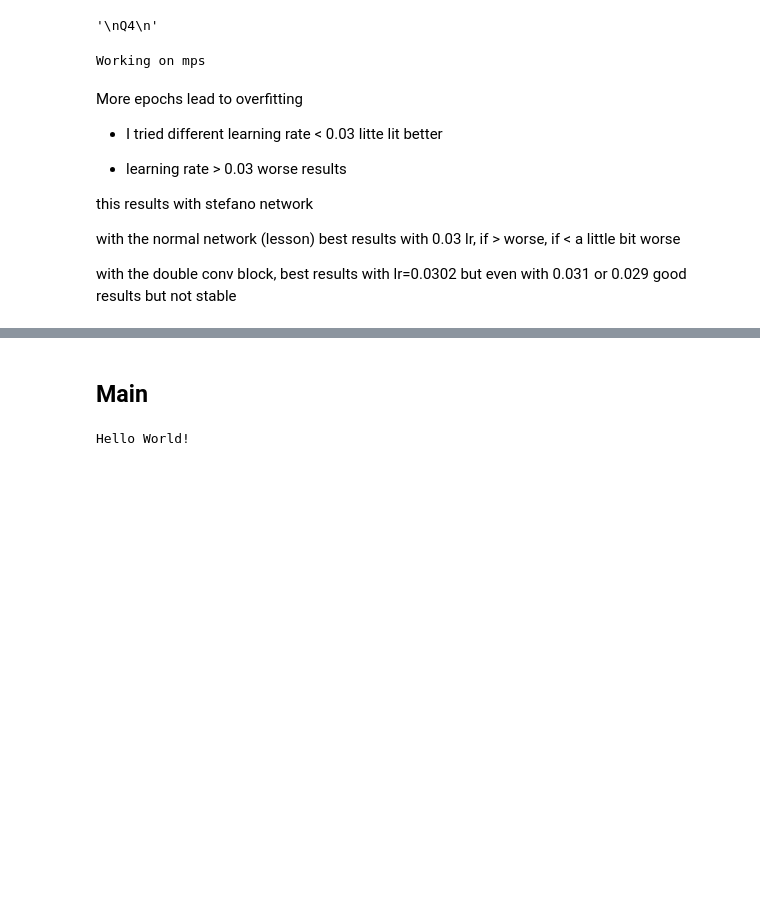
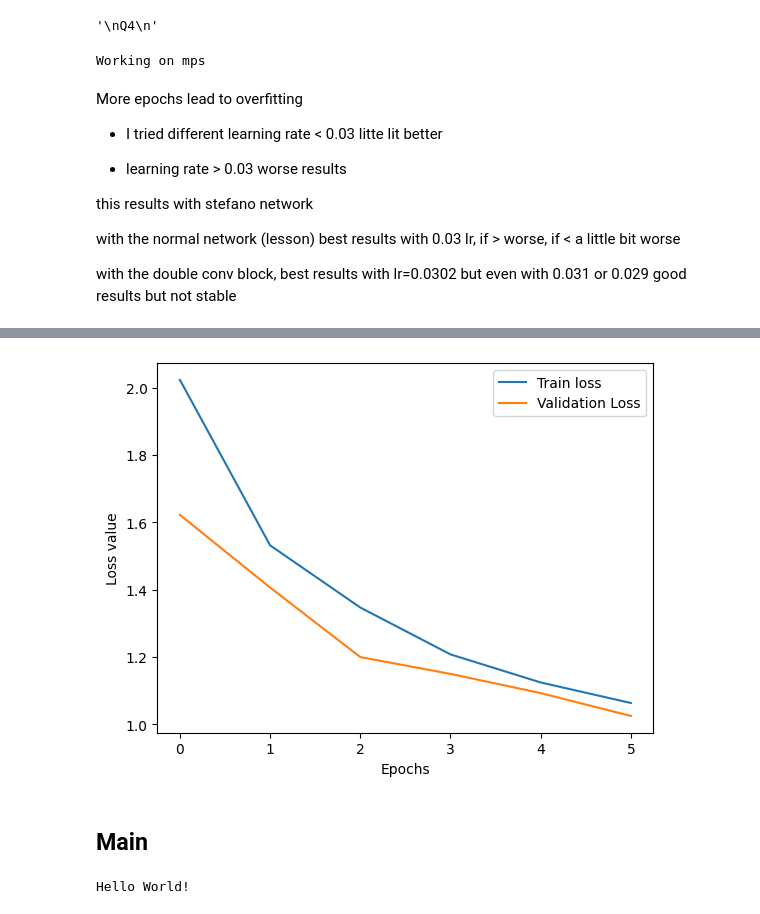
Before and after one commit to cricci3/DeepLearningLab, a Jupyter notebook: Assignment 2/Assignment2.ipynb, the cells around one changed output, grey strips where cells are left out. Drawn from its saved outputs; the diff is of its cells as text; code cells hidden in the pictures; blank space fills up the shorter version.

```diff
--- a/Assignment 2/Assignment2.ipynb
+++ b/Assignment 2/Assignment2.ipynb
@@ -401,0 +448,73 @@ plt.show()
+# %%
+'''
+Q9
+'''
+model = CNN3(0.5)
+learning_rate = 0.0302
+optimizer = optim.SGD(model.parameters(), lr=learning_rate)
+loss_fn = nn.CrossEntropyLoss()
+
+DEVICE = torch.device('cuda' if torch.cuda.is_available() else 'mps'
+    if torch.backends.mps.is_available() else 'cpu')
+model = model.to(DEVICE)
+print("Working on", DEVICE)
+
+train_loss_list = []
+validation_loss_list = []
+n_epochs = 6 # with the introductions of the Dropout who avoid overfitting we can add some epochs
+
+for epoch in range(n_epochs):
+    loss_train = 0
+    for data, target in trainloader:
+        # Set the model in training mode
+        model.train()
+        data, target = data.to(DEVICE), target.to(DEVICE)
+        # Set the gradient to 0
+        optimizer.zero_grad()
+        # Make a prediction
+        output = model(data)
+        # Compute the loss function
+        loss = loss_fn(output, target)
+        loss_train += loss.item()
+        # Backpropagation
+        loss.backward()
+        # Update parameters
+        optimizer.step()
+
+    loss_train = loss_train / len(trainloader) # Consider this alternative method of tracking training loss.
+    train_loss_list.append(loss_train)
+
+    # At the end of every epoch, check the validation loss value
+    with torch.no_grad():
+        model.eval()
+        for data, target in validloader: # Just one batch
+            data, target = data.to(DEVICE), target.to(DEVICE)
+            # Make a prediction
+            output = model(data)
+            # Compute the loss function
+            validation_loss = loss_fn(output, target).item()
+            print(f"Epoch {epoch + 1}: Train loss: {loss_train}, Validation loss {validation_loss}")
+            validation_loss_list.append(validation_loss)
+
+with torch.no_grad():
+    n_correct = 0
+    n_samples = 0
+    for data, target in testloader:
+        data, target = data.to(DEVICE), target.to(DEVICE)
+        outputs = model(data)
+        _, predicted = torch.max(outputs.data, 1)
+        n_samples += target.size(0)
+        n_correct += (predicted == target).sum().item()
+
+    acc = 100.0 * n_correct / n_samples
+print("Accuracy on the test set:", acc, "%")
+
+
+plt.figure()
+plt.plot(range(n_epochs), train_loss_list)
+plt.plot(range(n_epochs), validation_loss_list)
+plt.legend(["Train loss", "Validation Loss"])
+plt.xlabel("Epochs")
+plt.ylabel("Loss value")
+plt.show()
+# %% [output]
@@ -402,3 +529,4 @@ plt.show()
+[figure, added]
 # %% [markdown]
 ## Main
 # %%
```
Also changed, not shown: parts of 5 cells of this notebook.
